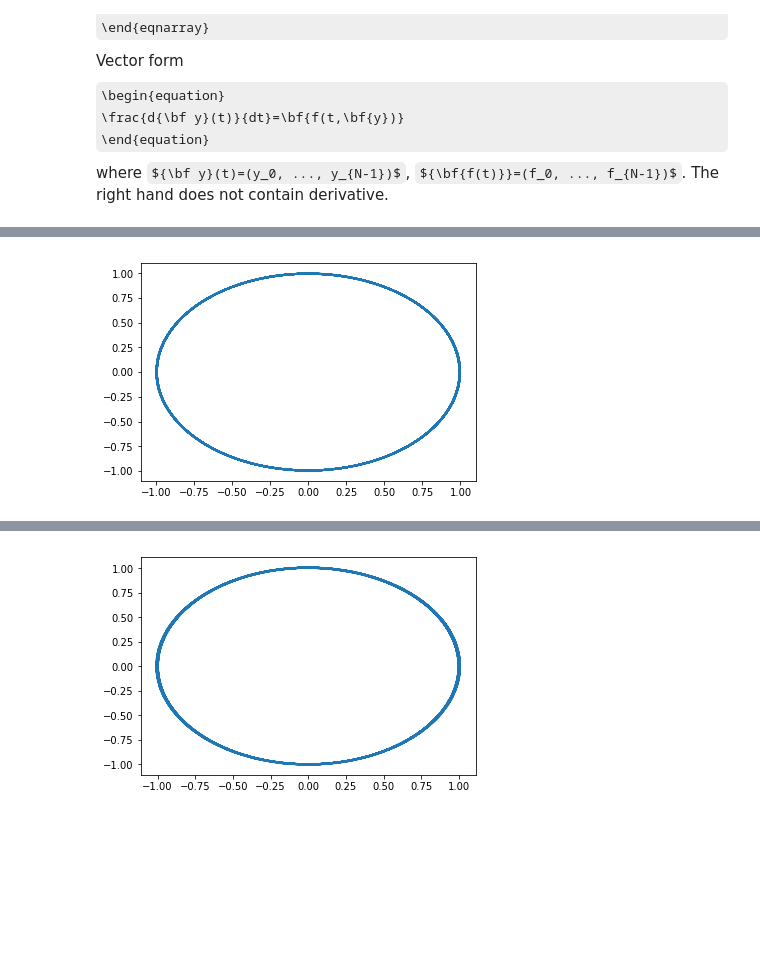
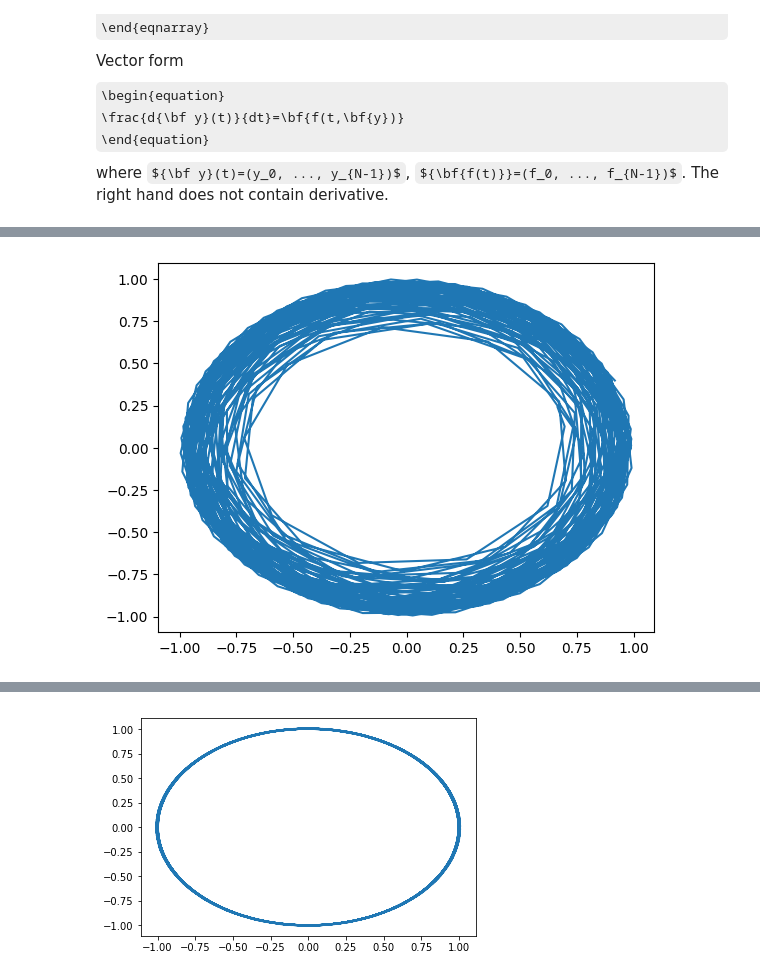
Before and after one commit to tedjohnson12/computational-physics-class-404-604-Spring-2024, a Jupyter notebook: Lect7.ipynb, the cells around one changed output, grey strips where cells are left out. Cells and saved outputs as stored; diff of their text form; code cells hidden in the pictures; some formulas as TeX source; blank space fills up the shorter version.

```diff
--- a/Lect7.ipynb
+++ b/Lect7.ipynb
@@ -157,7 +159,7 @@ import numpy as np
 import matplotlib.pyplot as plt
 fig = plt.figure()
 
-def f(t, y):
+def _f(t, y):
     f=np.zeros(4)
     r=np.sqrt(y[0]*y[0]+y[2]*y[2])
     f[0]=y[1]
@@ -167,7 +169,7 @@ def f(t, y):
     return f
 
 def eu(t, h, y, n):
-    fv=f(t, y)
+    fv=_f(t, y)
     for i in range(n):
         y[i]+=fv[i]*h
     return y
@@ -238,7 +258,7 @@ h=0.001
 y=[1.,0.,0.,1.]
 t=0
 
-def f(t, y):
+def _f(t, y):
     f=np.zeros(4)
     r=np.sqrt(y[0]*y[0]+y[2]*y[2])
     f[0]=y[1]
@@ -252,11 +272,11 @@ def rk4(t, h, y, n):
     k2 = np.zeros(n)
     k3 = np.zeros(n)
     k4 = np.zeros(n)
-    k1=h*f(t,y)
-    k2=h*f(t+0.5*h,y+0.5*k1)
-    k3=# please finish this line
-    k4=# please finish this line
-    y+=# please finish this line
+    k1=h*_f(t,y)
+    k2=h*_f(t+0.5*h,y+0.5*k1)
+    k3=h*_f(t+0.5*h, y+0.5*k2)
+    k4=h*_f(t+h, y+k3)
+    y+=(k1+2*k2+2*k3+k4)/6
     return y
 
 xp=[]
@@ -307,47 +327,47 @@ import matplotlib.pyplot as plt
 G=1.
 M=1.
 tend=2.*np.pi*50.
-h=0.2
+h=0.41
 y=[1.,0.,0.,1.]
 t=0
 
-def f(t, y):
+def _f(t, y):
     f=np.zeros(4)
     r=np.sqrt(y[0]*y[0]+y[2]*y[2])
     f[0]=y[1]
     f[1]=-G*M/r/r/r*y[0]
     f[2]=y[3]
     f[3]=-G*M/r/r/r*y[2]
     return f
 
 def rk4(t, h, y, n):
     k1 = np.zeros(n)
     k2 = np.zeros(n)
     k3 = np.zeros(n)
     k4 = np.zeros(n)
-    k1=h*f(t,y)
-    k2=h*f(t+0.5*h,y+0.5*k1)
-    k3=h*f(t+0.5*h,y+0.5*k2)
-    k4=h*f(t+h,y+k3)
+    k1=h*_f(t,y)
+    k2=h*_f(t+0.5*h,y+0.5*k1)
+    k3=h*_f(t+0.5*h,y+0.5*k2)
+    k4=h*_f(t+h,y+k3)
     y+=(k1+2.*(k2+k3)+k4)/6.
     return y
 
 xp=[]
 yp=[]
 ta=[]
 while(t<tend):
     if((t+h)>tend):
         h=tend-t
     y = rk4(t,h,y,4)
     xp=np.append(xp,y[0])
     yp=np.append(yp,y[2])
     ta=np.append(ta,t)
     t = t+h
 
 plt.plot(xp,yp)
 plt.show()
 # %% [output]
-[figure, old version]
+[figure, new version]
 # %%
 plt.plot(ta,np.sqrt(xp*xp+yp*yp))
 plt.show()
```
Also changed, not shown: parts of 8 cells of this notebook.
